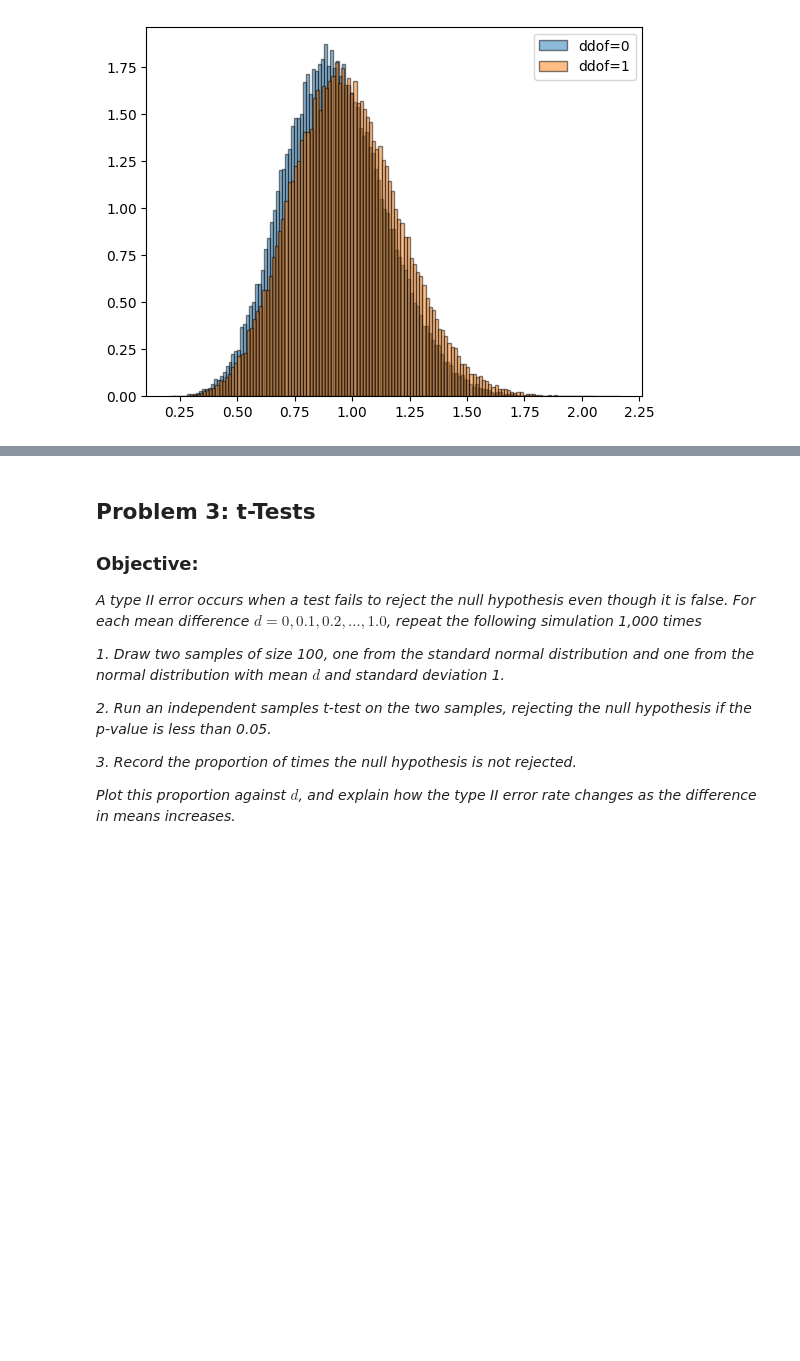
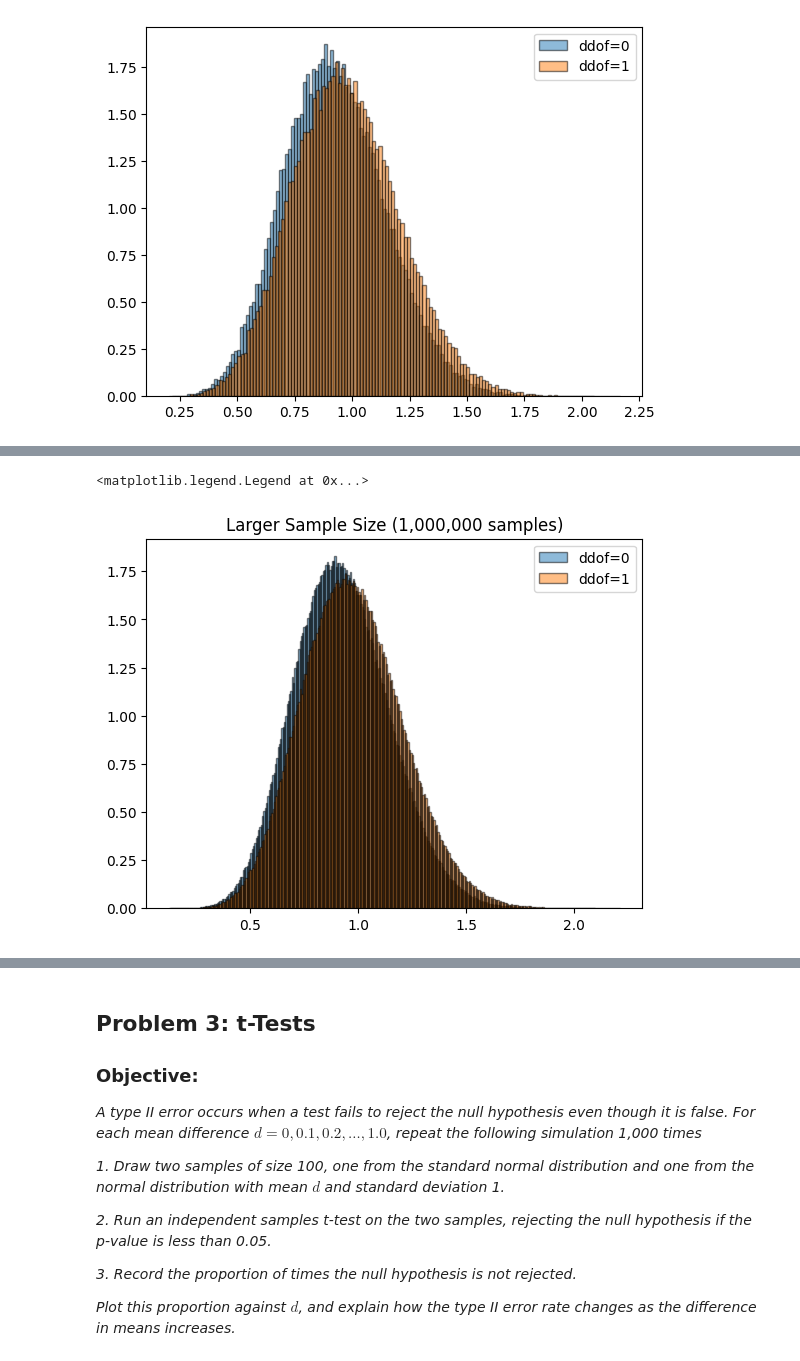
Before and after one commit to AndreHoarau/applied-statistics-assessment, a Jupyter notebook: problems.ipynb, the cells around one changed output, grey strips where cells are left out. Saved outputs shown, nothing was run; the diff lists cells and outputs as text; code cells hidden in the pictures; blank space fills up the shorter version.

Commit message:
finishing the sample size changes.

```diff
--- a/problems.ipynb
+++ b/problems.ipynb
@@ -312,0 +327,15 @@ Looking at the histogram we can make the following observations:
+# %%
+rng_1 = np.random.default_rng(seed=42)
+samples_1 = rng_1.normal(size =(1000000, 10))
+ddof_0_bigger =np.std(samples_1, axis=1, ddof=0)
+ddof_1_bigger =np.std(samples_1,axis = 1, ddof= 1)
+# Create an empty plot
+fig, ax = plt.subplots()
+# Create histogram for ddof=0.
+ax.hist(ddof_0_bigger,edgecolor = 'black', density=True, bins='auto', alpha=0.5, label='ddof=0')
+ax.hist(ddof_1_bigger,edgecolor = 'black', density=True, bins='auto', alpha=0.5, label='ddof=1')
+ax.set_title('Larger Sample Size (1,000,000 samples)')
+ax.legend()
+# %% [output]
+<matplotlib.legend.Legend at 0x...>
+[figure, added]
```
Also changed, not shown: parts of 9 cells of this notebook.
